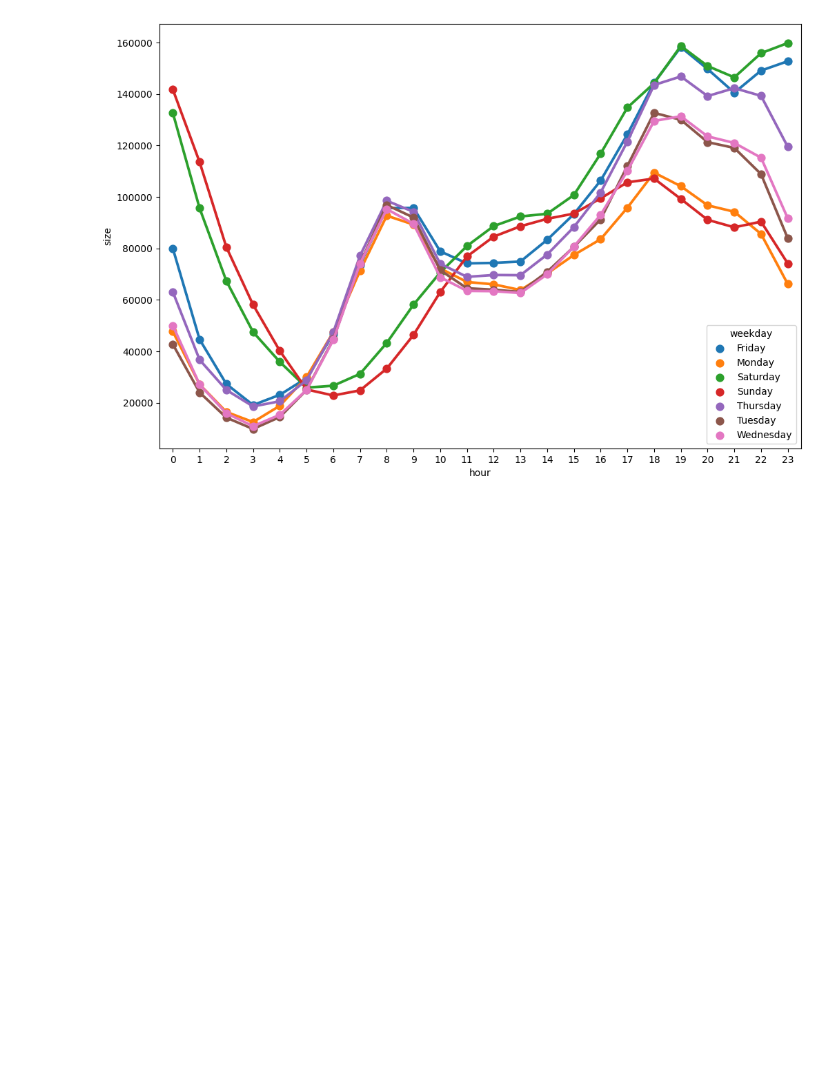
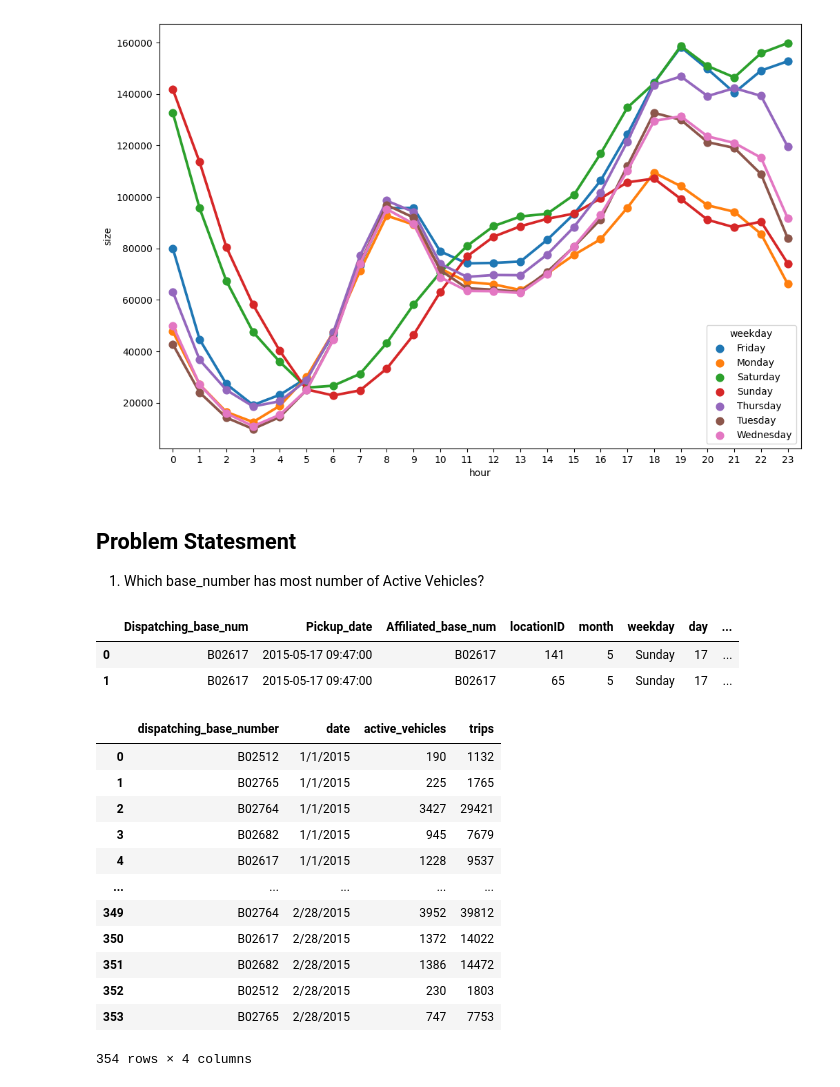
Before and after one commit to Sumetjutha/031_Real_Project_Analysis_Python, a Jupyter notebook: 001_Uber_Analysis.ipynb, the cells around one changed output. Drawn from its saved outputs; the diff is of its cells as text; code cells hidden in the pictures; blank space fills up the shorter version.

```diff
--- a/001_prepare_data.ipynb
+++ b/001_Uber_Analysis.ipynb
@@ -368,3 +368,30 @@ sns.pointplot(x='hour', y='size', hue='weekday', data=summary)
 # %% [output]
 <AxesSubplot: xlabel='hour', ylabel='size'>
 [figure]
+# %% [markdown]
+## Problem Statesment
+
+1. Which base_number has most number of Active Vehicles?
+# %%
+uber_15.head(2)
+# %% [output]
+|  | Dispatching_base_num | Pickup_date | Affiliated_base_num | locationID | month | weekday | day | ... |
+| 0 | B02617 | 2015-05-17 09:47:00 | B02617 | 141 | 5 | Sunday | 17 | ... |
+| 1 | B02617 | 2015-05-17 09:47:00 | B02617 | 65 | 5 | Sunday | 17 | ... |
+# %%
+# read csv file
+pd.read_csv(r'C:\Users\USER\Python_for_Training\Course005_Real_Project_Analysis_Python\data/Uber-Jan-Feb-FOIL.csv')
+# %% [output]
+|  | dispatching_base_number | date | active_vehicles | trips |
+| 0 | B02512 | 1/1/2015 | 190 | 1132 |
+| 1 | B02765 | 1/1/2015 | 225 | 1765 |
+| 2 | B02764 | 1/1/2015 | 3427 | 29421 |
+| 3 | B02682 | 1/1/2015 | 945 | 7679 |
+| 4 | B02617 | 1/1/2015 | 1228 | 9537 |
+| ... | ... | ... | ... | ... |
+| 349 | B02764 | 2/28/2015 | 3952 | 39812 |
+| 350 | B02617 | 2/28/2015 | 1372 | 14022 |
+| 351 | B02682 | 2/28/2015 | 1386 | 14472 |
+| 352 | B02512 | 2/28/2015 | 230 | 1803 |
+| 353 | B02765 | 2/28/2015 | 747 | 7753 |
+354 rows × 4 columns
```
Also changed, not shown: parts of 6 cells of this notebook.
